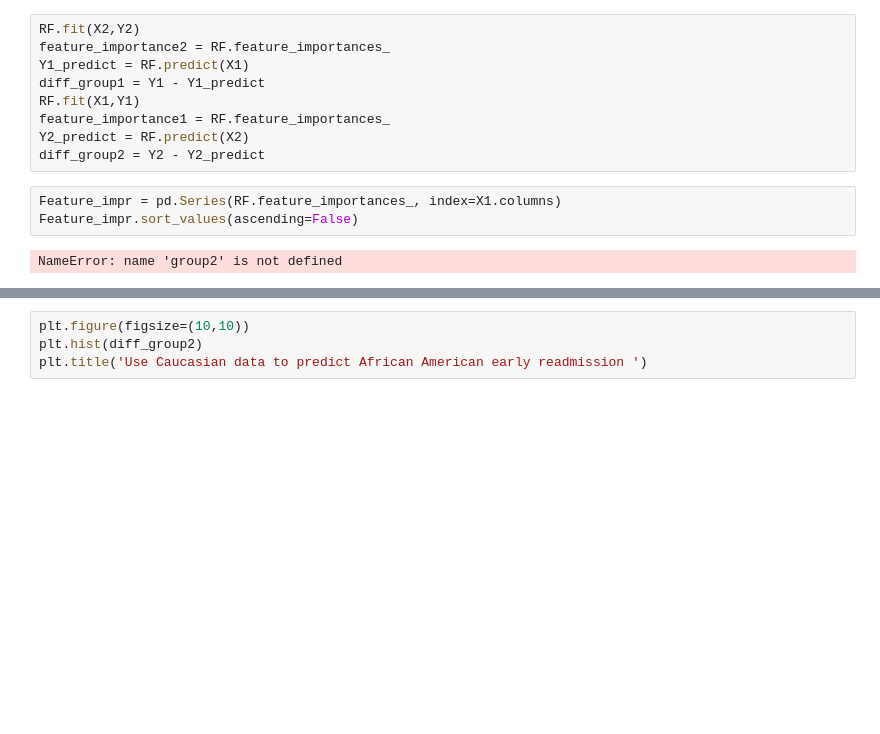
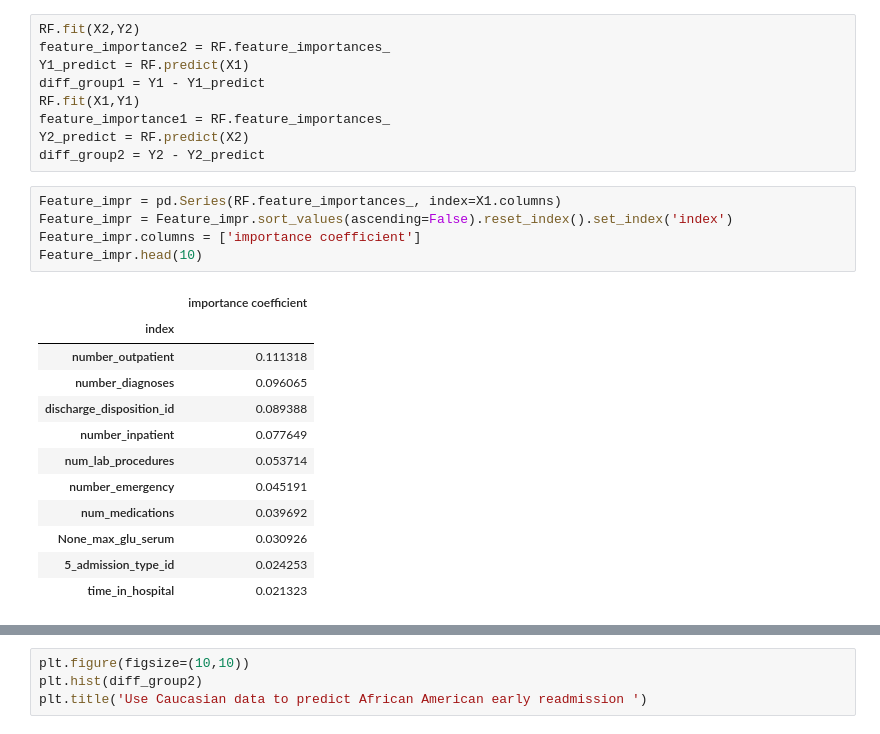
Before and after one commit to nicolas-min/dataopen-2022, a Jupyter notebook: code/code_datathon.ipynb, the cells around one changed output, grey strips where cells are left out. Drawn from its saved outputs; the diff is of its cells as text; blank space fills up the shorter version.

```diff
--- a/code/code_datathon.ipynb
+++ b/code/code_datathon.ipynb
@@ -128,9 +126,22 @@ Y2_predict = RF.predict(X2)
 diff_group2 = Y2 - Y2_predict
 # %%
 Feature_impr = pd.Series(RF.feature_importances_, index=X1.columns)
-Feature_impr.sort_values(ascending=False)
+Feature_impr = Feature_impr.sort_values(ascending=False).reset_index().set_index('index')
+Feature_impr.columns = ['importance coefficient']
+Feature_impr.head(10)
 # %% [output]
-NameError: name 'group2' is not defined
+|  | importance coefficient |
+| index |  |
+| number_outpatient | 0.111318 |
+| number_diagnoses | 0.096065 |
+| discharge_disposition_id | 0.089388 |
+| number_inpatient | 0.077649 |
+| num_lab_procedures | 0.053714 |
+| number_emergency | 0.045191 |
+| num_medications | 0.039692 |
+| None_max_glu_serum | 0.030926 |
+| 5_admission_type_id | 0.024253 |
+| time_in_hospital | 0.021323 |
 # %%
 import matplotlib.pyplot as plt
 plt.figure(figsize=(10,10))
```
Also changed, not shown: parts of 8 cells of this notebook, 2 other files.
